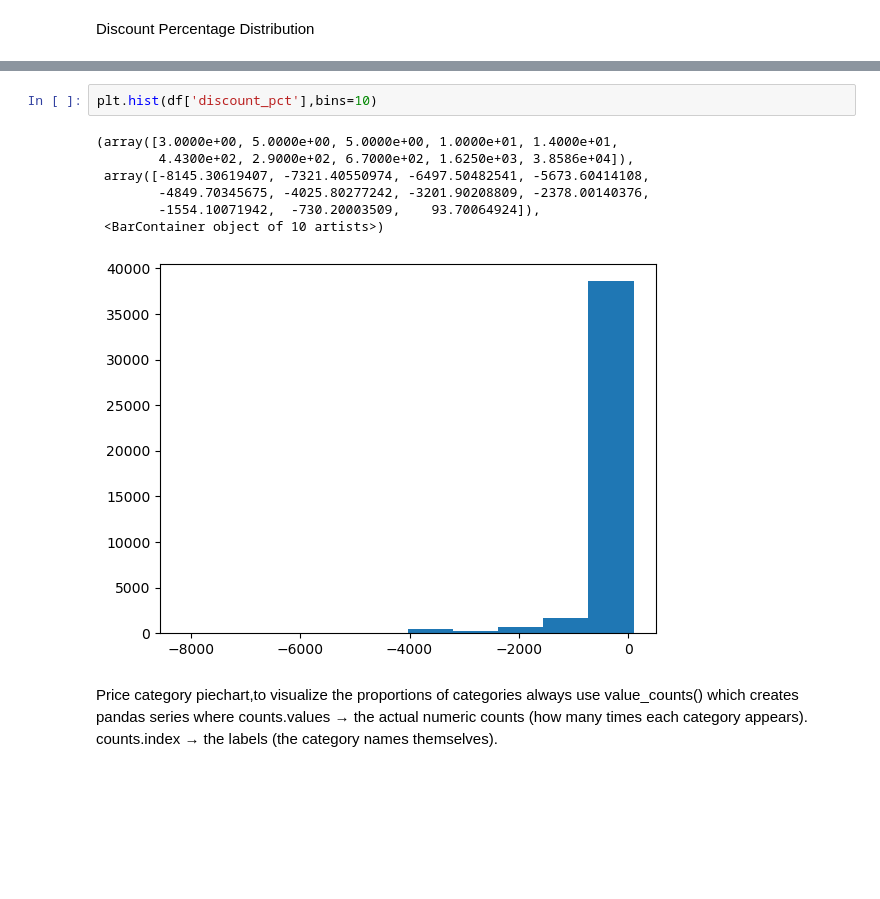
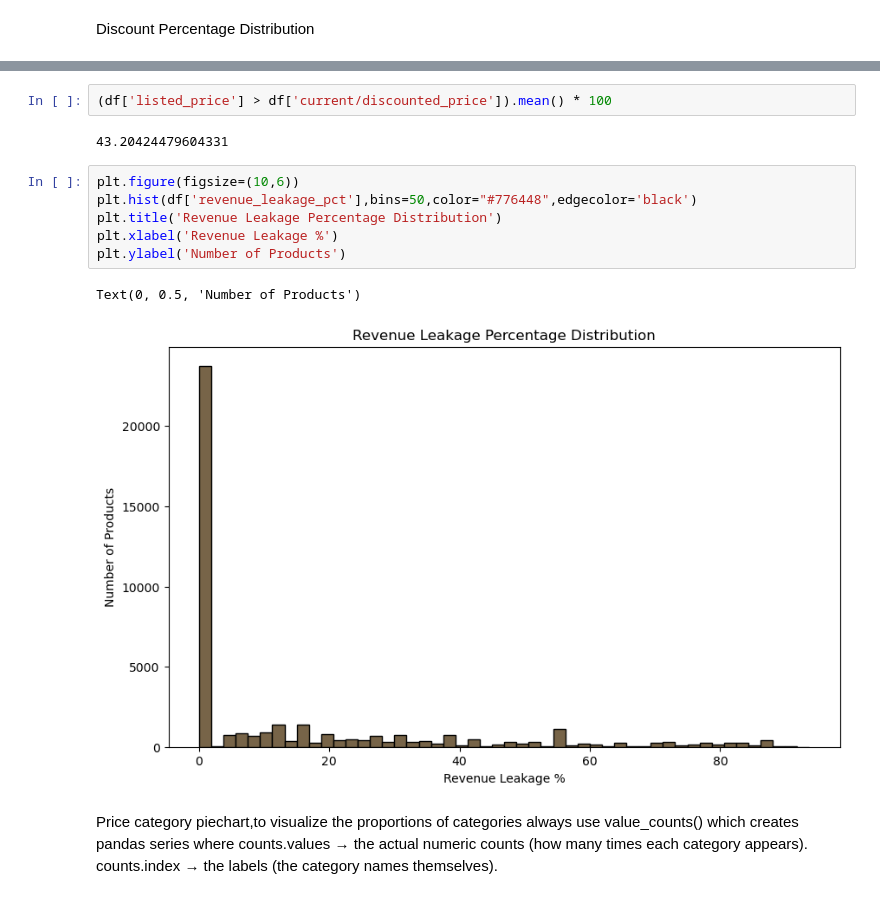
Before and after one commit to bhargavi30-dsa/AI-Powered-Ecommerce-Revenue-Intelligence-System, a Jupyter notebook: notebooks/visualization.ipynb, the cells around one changed output, grey strips where cells are left out. Saved outputs shown, nothing was run; the diff lists cells and outputs as text; blank space fills up the shorter version.

```diff
--- a/notebooks/visualization.ipynb
+++ b/notebooks/visualization.ipynb
@@ -74,13 +124,16 @@ Discount Percentage Distribution
+# %%
+(df['listed_price'] > df['current/discounted_price']).mean() * 100
+# %% [output]
+43.20424479604331
 # %%
-plt.hist(df['discount_pct'],bins=10)
+plt.figure(figsize=(10,6))
+plt.hist(df['revenue_leakage_pct'],bins=50,color="#776448",edgecolor='black')
+plt.title('Revenue Leakage Percentage Distribution')
+plt.xlabel('Revenue Leakage %')
+plt.ylabel('Number of Products')
 # %% [output]
-(array([3.0000e+00, 5.0000e+00, 5.0000e+00, 1.0000e+01, 1.4000e+01,
-        4.4300e+02, 2.9000e+02, 6.7000e+02, 1.6250e+03, 3.8586e+04]),
- array([-8145.30619407, -7321.40550974, -6497.50482541, -5673.60414108,
-        -4849.70345675, -4025.80277242, -3201.90208809, -2378.00140376,
-        -1554.10071942,  -730.20003509,    93.70064924]),
- <BarContainer object of 10 artists>)
+Text(0, 0.5, 'Number of Products')
-[figure, old version]
+[figure, new version]
 # %% [markdown]
 Price category piechart,to visualize the proportions of categories always use value_counts() which creates pandas series where counts.values → the actual numeric counts (how many times each category appears).
 counts.index → the labels (the category names themselves).
```
Also changed, not shown: parts of 6 cells of this notebook, 2 other files.
